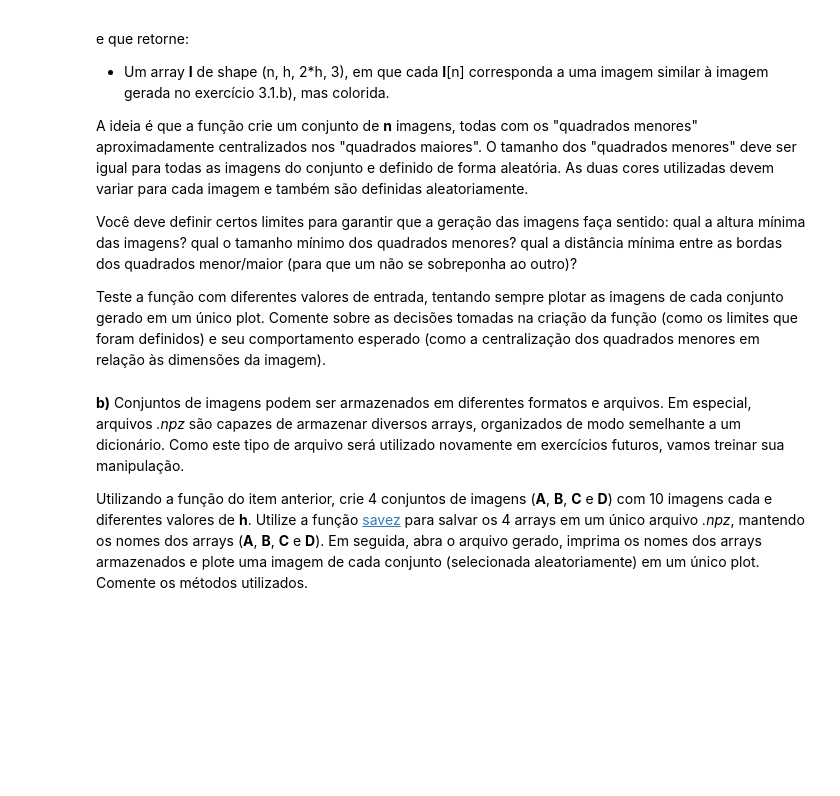
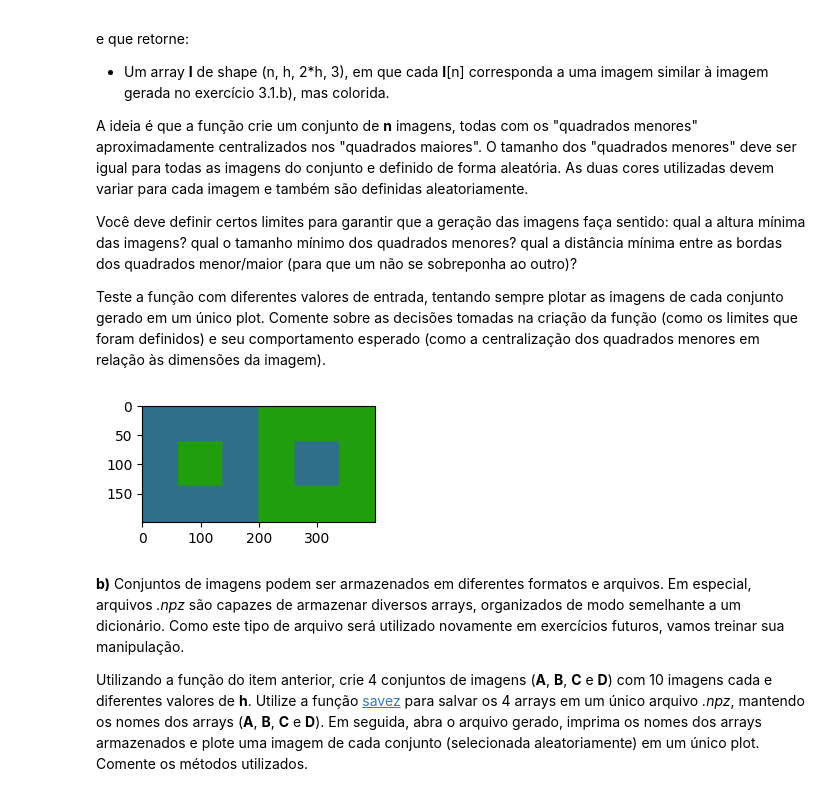
Before and after one commit to UNICAMP-EA979/2026s1-pi01-numpy-JoaoSenirio, a Jupyter notebook: Atividade.ipynb, the cells around one changed output. Saved outputs shown, nothing was run; the diff lists cells and outputs as text; code cells hidden in the pictures; blank space fills up the shorter version.

```diff
--- a/Atividade.ipynb
+++ b/Atividade.ipynb
@@ -507,3 +505,44 @@ Teste a função com diferentes valores de entrada, tentando sempre plotar as im
+# %%
+def img_gen(l:int, c:int, lado:int) -> np.ndarray:
+
+  # Criação da imagem vazia
+  img = np.zeros([l, c, 3], dtype=np.uint8)
+
+  # Definição das cores
+  colors = np.random.randint(0, 256, (2, 3))
+
+  # Criação dos "quadrados maiores"
+  img[:,0:int(c/2)] = colors[0]
+  img[:,int(c/2):c] = colors[1]
+
+  # Criação dos "quadrados menores"
+  img[int(l/2)-int(lado/2):int(l/2)+int(lado/2) ,
+      int(c/4)-int(lado/2):int(c/4)+int(lado/2)] = color2
+
+  img[int(l/2)-int(lado/2):int(l/2)+int(lado/2) ,
+      int(3*c/4)-int(lado/2):int(3*c/4)+int(lado/2)] = color1
+
+  return(img)
+
+def array_gen(n:int, h:int) -> None:
+
+  l = h
+  c = 2*h
+  lado = np.random.randint(int(0.1 * h), int(0.375 * h))
+
+  imgs = np.empty((n, l, c, 3), dtype=np.uint8)
+
+  for i in range(0, n):
+    imgs[i] = img_gen(l, c, lado)
+    plt.imshow(imgs[i])
+
+# Tamanho dos quadrados menores max: 0,375, min: 0,1
+
+# Definição do tamanhos do "quadrados menores"
+
+array_gen(200, 400)
+# %% [output]
+[figure, added]
 # %% [markdown]
 **b)** Conjuntos de imagens podem ser armazenados em diferentes formatos e arquivos. Em especial, arquivos *.npz* são capazes de armazenar diversos arrays, organizados de modo semelhante a um dicionário. Como este tipo de arquivo será utilizado novamente em exercícios futuros, vamos treinar sua manipulação.
 
```
Also changed, not shown: parts of 2 cells of this notebook.
